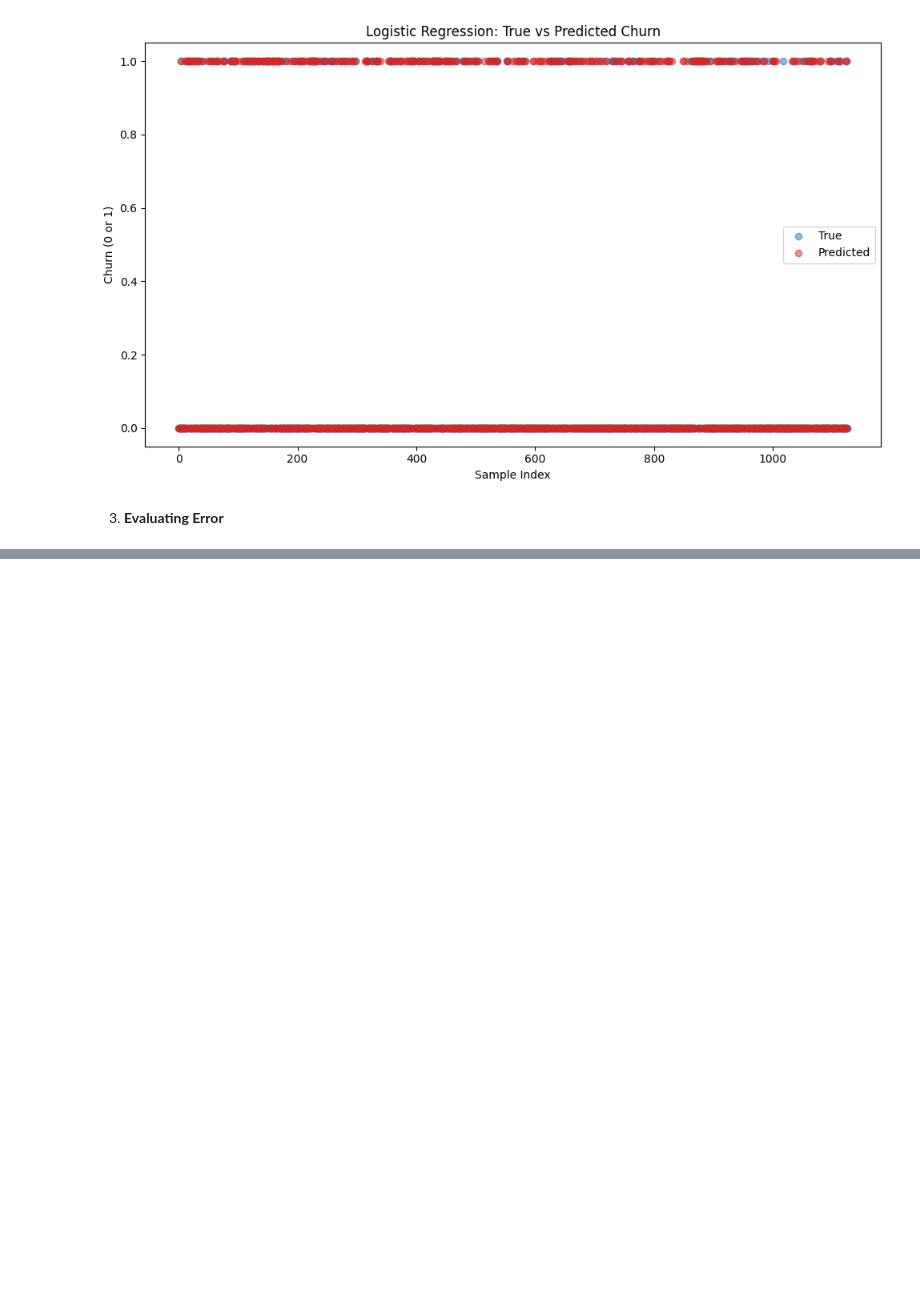
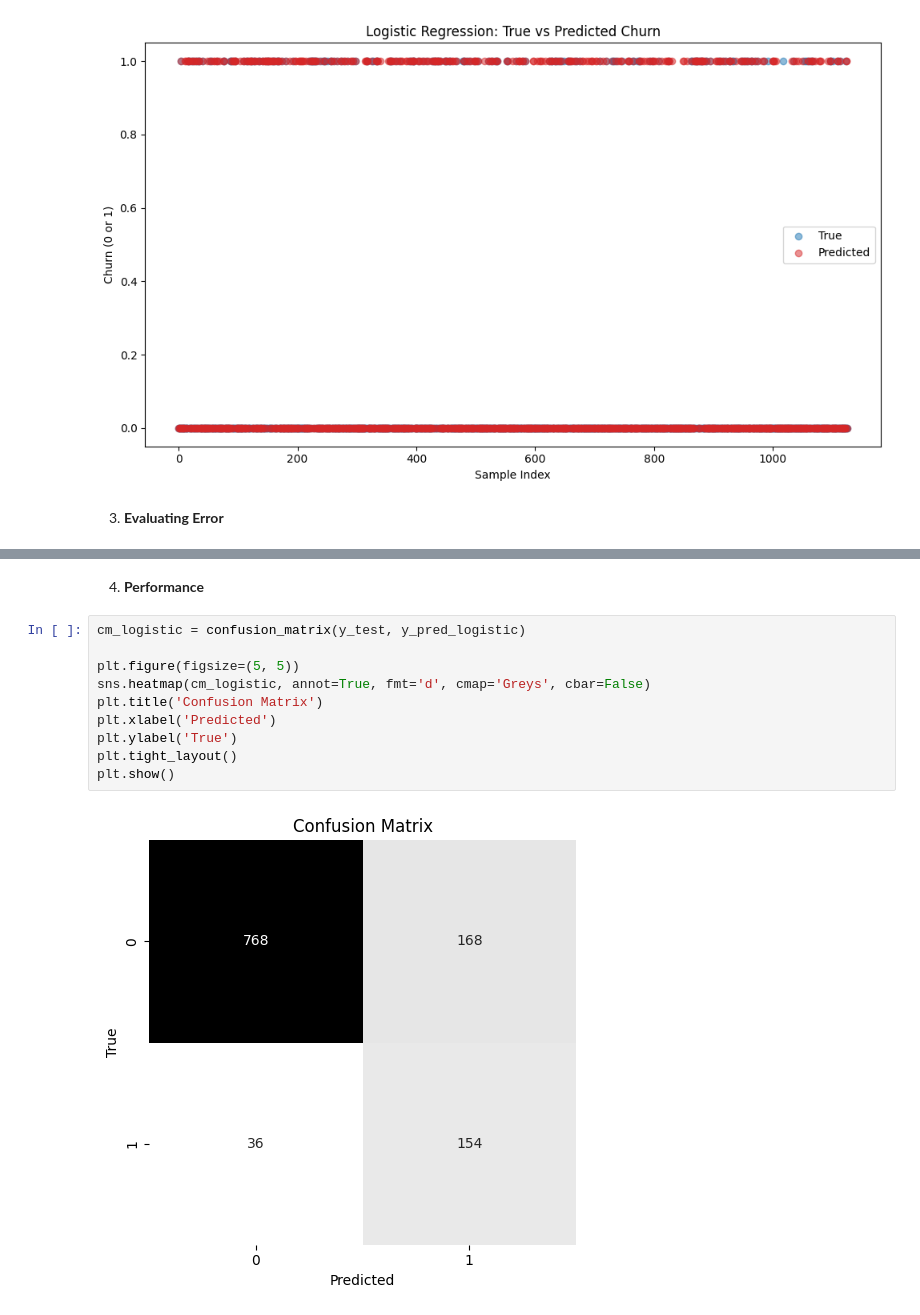
Before and after one commit to SepehrAkbari/LFC-courses, a Jupyter notebook: CSCI-250/Projects/P1/main.ipynb, the cells around one changed output, grey strips where cells are left out. Drawn from its saved outputs; the diff is of its cells as text; blank space fills up the shorter version.

```diff
--- a/CSCI-250/Projects/P1/main.ipynb
+++ b/CSCI-250/Projects/P1/main.ipynb
@@ -423,0 +458,14 @@ weighted avg       0.87      0.82      0.84      1126
+# %% [markdown]
+4. **Performance**
+# %%
+cm_logistic = confusion_matrix(y_test, y_pred_logistic)
+
+plt.figure(figsize=(5, 5))
+sns.heatmap(cm_logistic, annot=True, fmt='d', cmap='Greys', cbar=False)
+plt.title('Confusion Matrix')
+plt.xlabel('Predicted')
+plt.ylabel('True')
+plt.tight_layout()
+plt.show()
+# %% [output]
+[figure, added]
```
Also changed, not shown: parts of 8 cells of this notebook.
